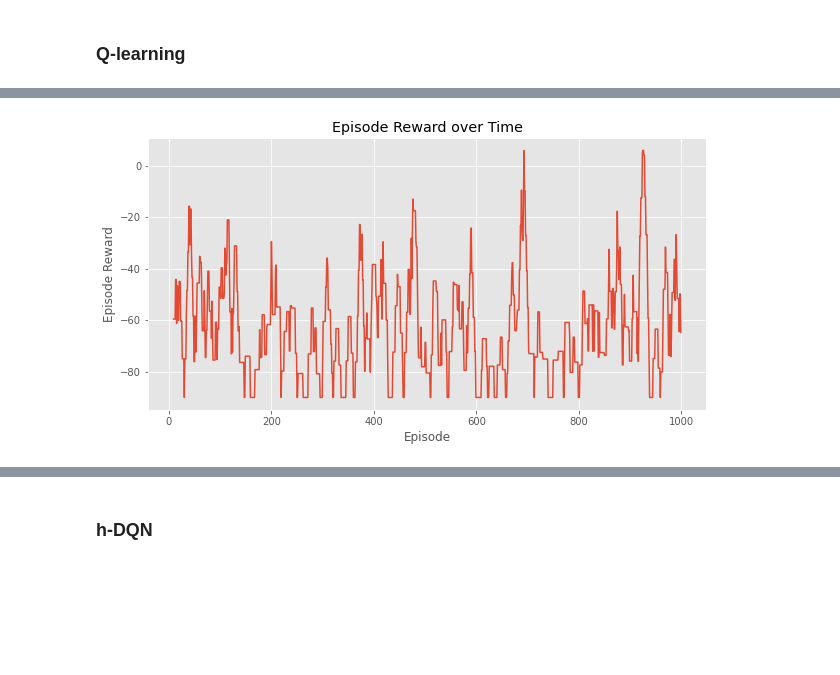
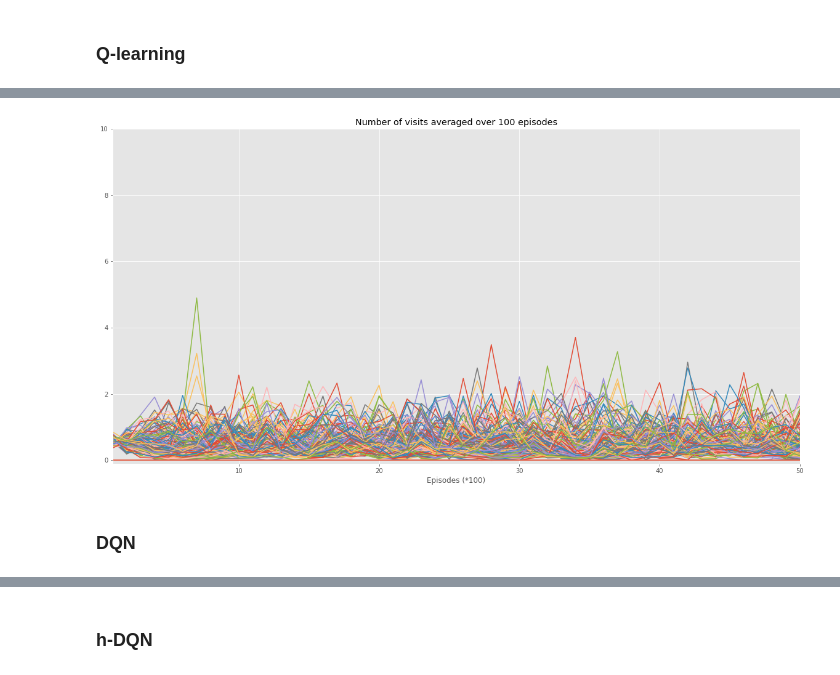
Before and after one commit to tuengominh/imrl-hdqn, a Jupyter notebook: pytorch_taim.ipynb, the cells around one changed output, grey strips where cells are left out. Cells and saved outputs as stored; diff of their text form; code cells hidden in the pictures; blank space fills up the shorter version.

```diff
--- a/pytorch_taim.ipynb
+++ b/pytorch_taim.ipynb
@@ -934,20 +1110,20 @@ def plot_episode_stats(stats, smoothing_window=10, noshow=False):
   pyplot.title("Episode Reward over Time")
   pyplot.show(fig)
 # %%
-def plot_visited_states(env_name, visits, num_episodes):
-  n_thousand_episode = int(np.floor(num_episodes / 100)) #1000
-  eps = list(range(1, n_thousand_episode + 1))
+def plot_visited_states(visits, num_episodes):
+  n_hundred_episode = int(np.floor(num_episodes / 100))
+  eps = list(range(1, n_hundred_episode + 1))
   pyplot.figure(figsize=(20,10))
 
   n_state = visits.shape[1]
   for i_state in range(n_state):
     state_label = "State %d" % (i_state + 1)
-    pyplot.plot(eps, visits[:, i_state]/100, label=state_label) #1000
+    pyplot.plot(eps, visits[:, i_state]/100, label=state_label)
 
   #pyplot.legend()
   pyplot.xlabel("Episodes (*100)")
   pyplot.ylim(-0.1, 10)
-  pyplot.xlim(1, 10)
+  pyplot.xlim(1, n_hundred_episode)
   pyplot.title("Number of visits averaged over 100 episodes")
   pyplot.grid(True)
 # %% [markdown]
@@ -959,0 +1140,6 @@ Q, stats, visits = q_learning('FourRooms', NUM_EPISODES, lr=0.00025, exploration
+# %%
+plot_visited_states(visits, NUM_EPISODES)
+# %% [output]
+[figure, added]
+# %% [markdown]
+### DQN
@@ -960,5 +1172,3 @@ Q, stats, visits = q_learning('FourRooms', NUM_EPISODES, lr=0.00025, exploration
 # %%
-plot_episode_stats(stats)
+plot_episode_stats('FourRooms', stats)
-# %% [output]
-[figure, removed]
 # %%
```
Also changed, not shown: parts of 63 cells of this notebook.
